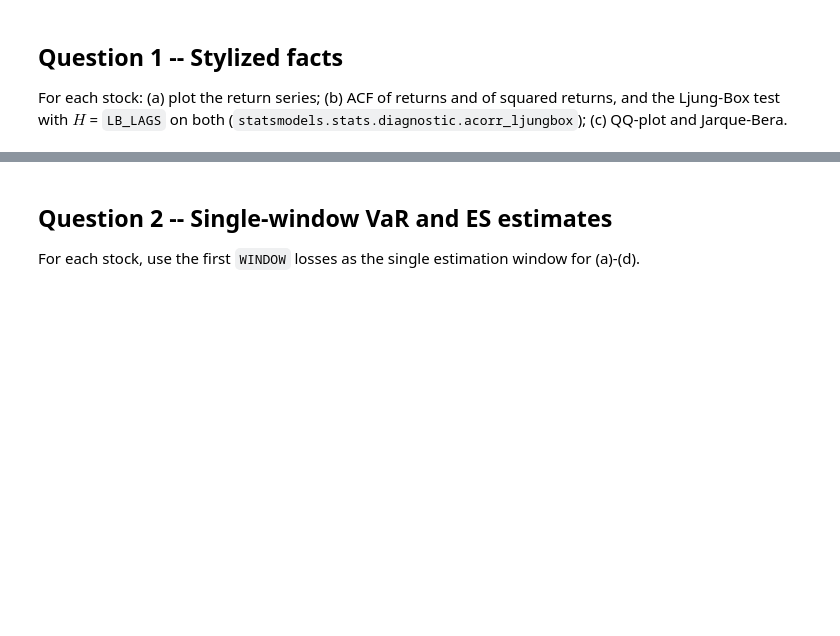
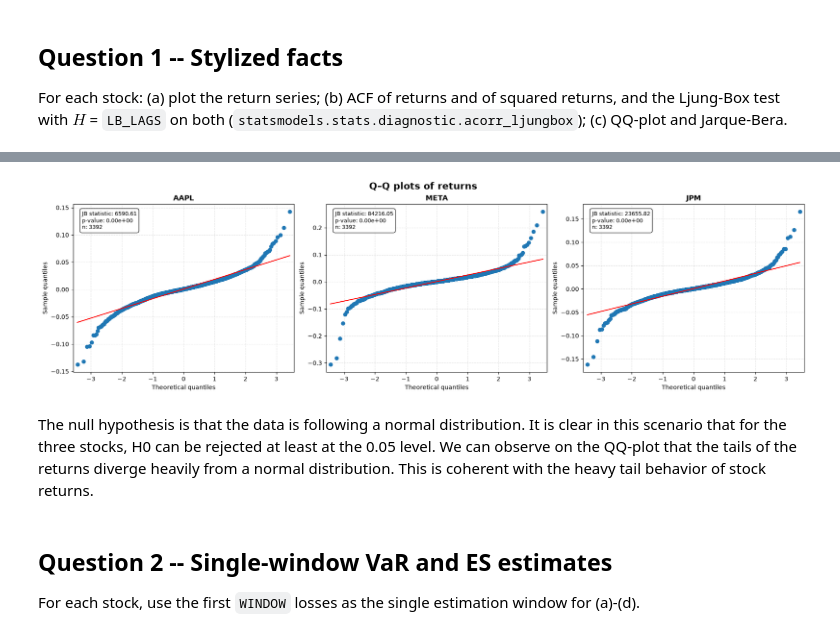
Before and after one commit to RomainFast121/quant-risk-project, a Jupyter notebook: Project_template.ipynb, the cells around one changed output, grey strips where cells are left out. Saved outputs shown, nothing was run; the diff lists cells and outputs as text; code cells hidden in the pictures; blank space fills up the shorter version.

```diff
--- a/Project_template.ipynb
+++ b/Project_template.ipynb
@@ -71,3 +199,36 @@ Ljung-Box test with $H$ = `LB_LAGS` on both (`statsmodels.stats.diagnostic.acorr
+# %%
+# (c)
+# 1. Q-Q plot
+from statsmodels.graphics.gofplots import qqplot
+from statsmodels.stats.stattools import jarque_bera
+
+fig, axes = plt.subplots(1, 3, figsize=(18, 5), constrained_layout=True)
+fig.suptitle("Q–Q plots of returns", fontsize=16, fontweight="bold")
+
+for ax, column in zip(axes, returns.columns):
+    data = returns[column].dropna()
+    jb_stat, jb_pvalue, skew, kurt = jarque_bera(data)
+
+    qqplot(data, line="s", ax=ax)
+    ax.set_title(column, fontsize=12, fontweight="bold")
+    ax.set_xlabel("Theoretical quantiles")
+    ax.set_ylabel("Sample quantiles")
+    ax.grid(True, linestyle="--", alpha=0.35)
+
+    ax.text(
+        0.04, 0.96,
+        f"JB statistic: {jb_stat:.2f}\n p-value: {jb_pvalue:.2e}\n n: {len(data)}",
+        transform=ax.transAxes,
+        va="top",
+        fontsize=9,
+        bbox=dict(boxstyle="round,pad=0.4", facecolor="white", alpha=0.85),
+    )
+
+plt.show()
+# %% [output]
+[figure, added]
+# %% [markdown]
+The null hypothesis is that the data is following a normal distribution. It is clear in this scenario that for the three stocks, H0 can be rejected at least at the 0.05 level. We can observe on the QQ-plot that the tails of the returns diverge heavily from a normal distribution. This is coherent with the heavy tail behavior of stock returns.
 # %% [markdown]
 ## Question 2 -- Single-window VaR and ES estimates
 
```
Also changed, not shown: parts of 8 cells of this notebook.
